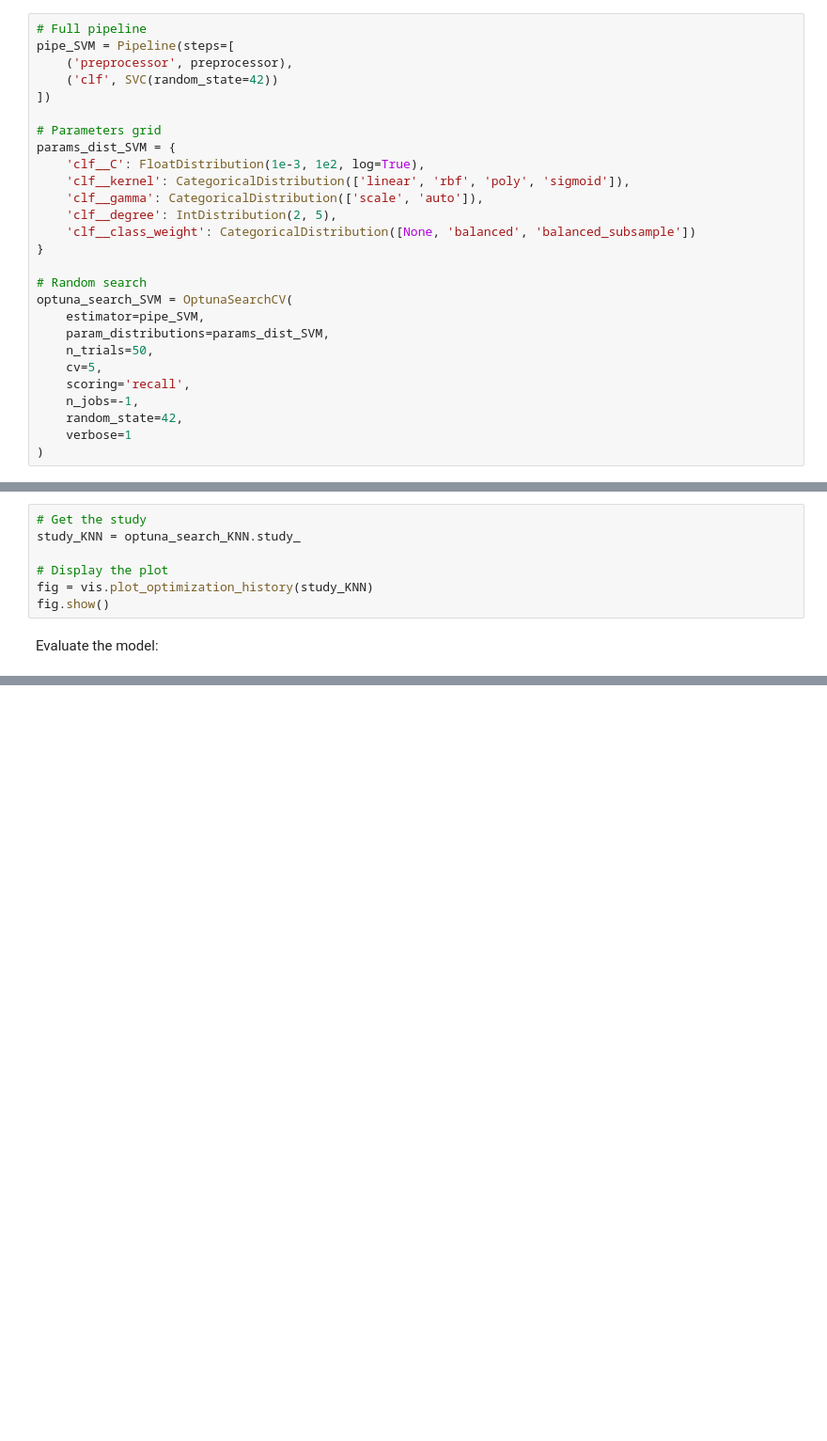
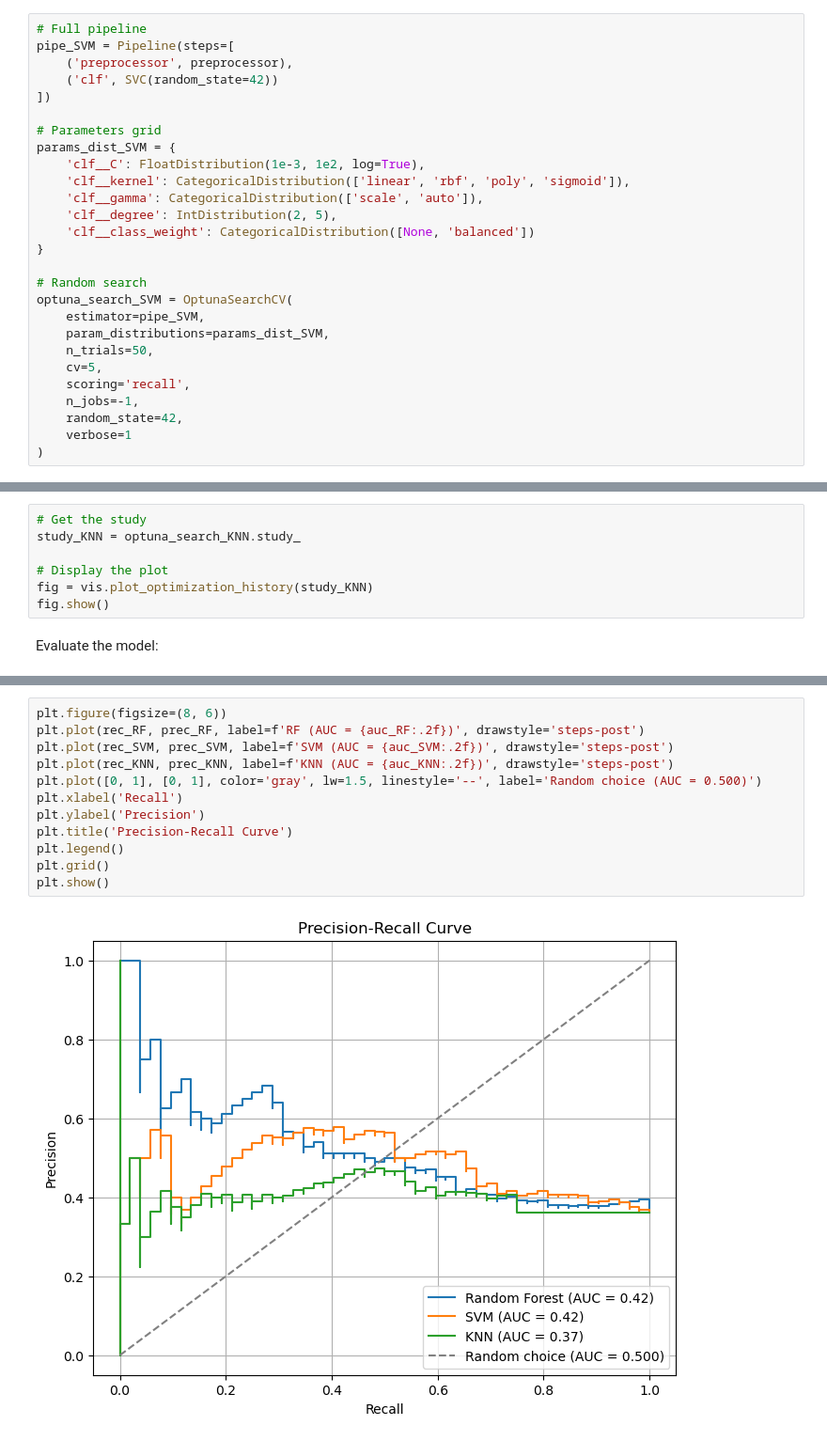
Before and after one commit to MiguelGomGar/TFM, a Jupyter notebook: notebooks/classical_models.ipynb, the cells around one changed output, grey strips where cells are left out. Shown at 94% size. Saved outputs shown, nothing was run; the diff lists cells and outputs as text; blank space fills up the shorter version.

```diff
--- a/notebooks/classical_models.ipynb
+++ b/notebooks/classical_models.ipynb
@@ -262,7 +263,7 @@ params_dist_SVM = {
     'clf__kernel': CategoricalDistribution(['linear', 'rbf', 'poly', 'sigmoid']),
     'clf__gamma': CategoricalDistribution(['scale', 'auto']),
     'clf__degree': IntDistribution(2, 5),
-    'clf__class_weight': CategoricalDistribution([None, 'balanced', 'balanced_subsample'])
+    'clf__class_weight': CategoricalDistribution([None, 'balanced'])
 }
 
 # Random search
@@ -458,0 +474,14 @@ weighted avg       0.55      0.57      0.56       144
+# %%
+plt.figure(figsize=(8, 6))
+plt.plot(rec_RF, prec_RF, label=f'RF (AUC = {auc_RF:.2f})', drawstyle='steps-post')
+plt.plot(rec_SVM, prec_SVM, label=f'SVM (AUC = {auc_SVM:.2f})', drawstyle='steps-post')
+plt.plot(rec_KNN, prec_KNN, label=f'KNN (AUC = {auc_KNN:.2f})', drawstyle='steps-post')
+plt.plot([0, 1], [0, 1], color='gray', lw=1.5, linestyle='--', label='Random choice (AUC = 0.500)')
+plt.xlabel('Recall')
+plt.ylabel('Precision')
+plt.title('Precision-Recall Curve')
+plt.legend()
+plt.grid()
+plt.show()
+# %% [output]
+[figure, added]
```
Also changed, not shown: parts of 26 cells of this notebook, 5 other files.
